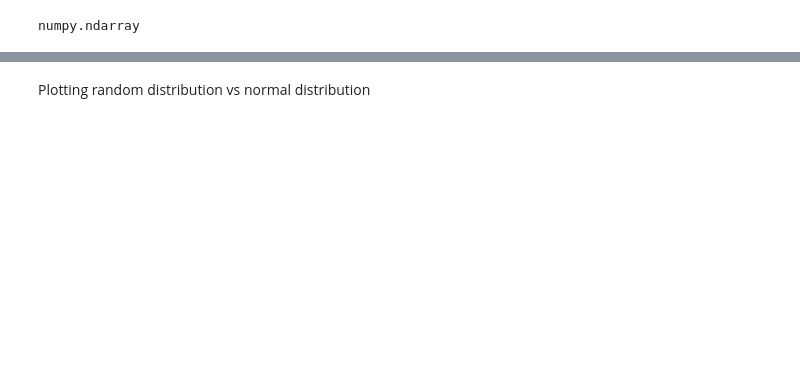
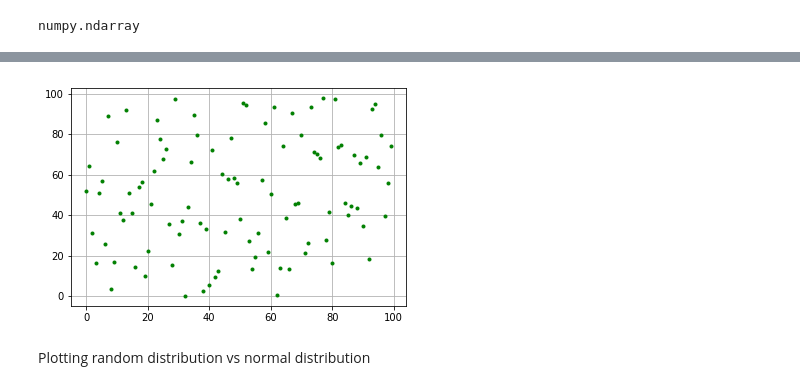
Before and after one commit to andkoc001/fun-with-numpy-random, a Jupyter notebook: sandbox-random-numpy.ipynb, the cells around one changed output, grey strips where cells are left out. Drawn from its saved outputs; the diff is of its cells as text; code cells hidden in the pictures; blank space fills up the shorter version.

```diff
--- a/sandbox-random-numpy.ipynb
+++ b/sandbox-random-numpy.ipynb
@@ -179,3 +207,8 @@ Mean: 0.6230460042481906
+# %%
+plt.plot(np.random.uniform(0,100, size=100), 'g.')
+plt.grid()
+# %% [output]
+[figure, added]
 # %% [markdown]
 Plotting random distribution vs normal distribution
 # %%
```
Also changed, not shown: parts of 24 cells of this notebook.
